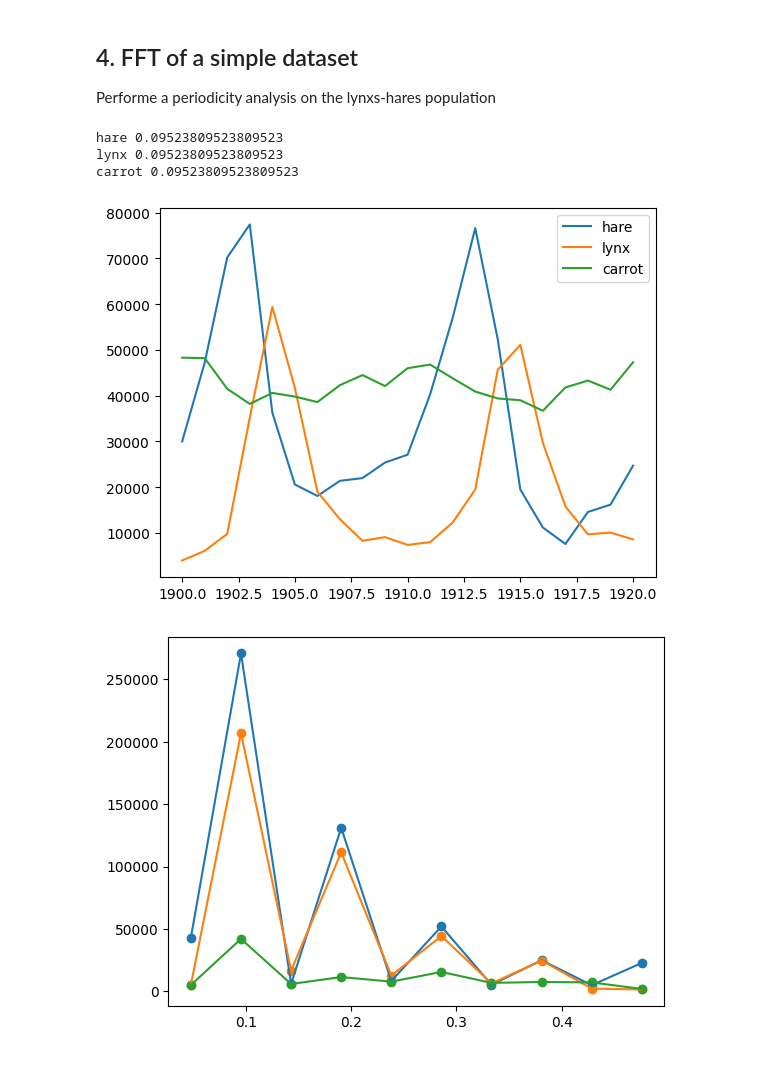
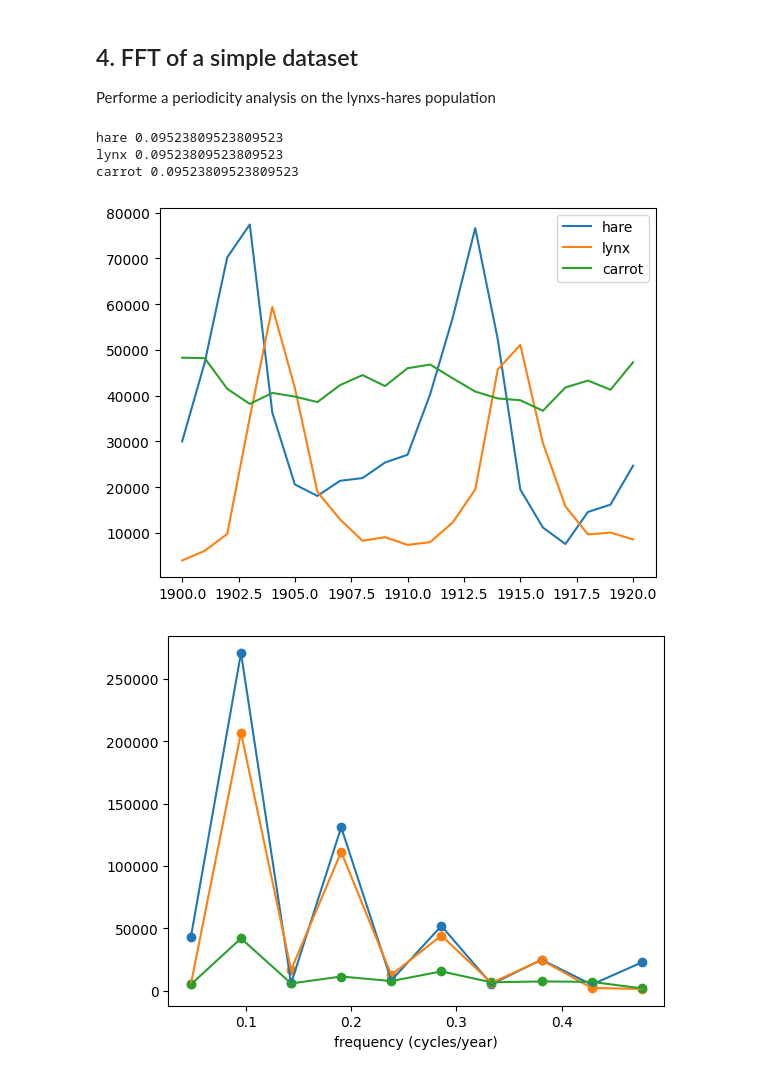
Before and after one commit to miriamzara/LaboratoryOfComputationalPhysics_Y7, a Jupyter notebook: 09_Algorithms/09ex_Algorithms.ipynb, the cells around one changed output. Saved outputs shown, nothing was run; the diff lists cells and outputs as text; code cells hidden in the pictures.

```diff
--- a/09_Algorithms/09ex_Algorithms.ipynb
+++ b/09_Algorithms/09ex_Algorithms.ipynb
@@ -250,34 +250,35 @@ Performe a periodicity analysis on the lynxs-hares population
 # %%
 from scipy import fftpack
 
 data = np.loadtxt("populations.txt", comments = "#", delimiter= "\t")
 species = ["hare", "lynx", "carrot"]
 
 plt.figure()
 
 plt.plot(data[:, 0], data[:, 1:4], label = species)
 plt.legend()
 
 plt.figure()
 time_step = 1 # one year
 for i in range(0,3):
     sig = data[:, i+1]
     sig_fft = fftpack.fft(sig)
     power = np.abs(sig_fft)
     sample_freq = fftpack.fftfreq(sig.size, d=time_step)
     pos_mask = np.where(sample_freq > 0)
     freqs = sample_freq[pos_mask]
     plt.plot(sample_freq[pos_mask], power[pos_mask], label = species[i])
     plt.scatter(sample_freq[pos_mask], power[pos_mask], label = species[i])
+    plt.xlabel(r"frequency (cycles/year)")
     peak_freq = freqs[power[pos_mask].argmax()]
     peak_freq # 0.1 = 1/ (10 years), correct !
     print(species[i], peak_freq)
 # %% [output]
 hare 0.09523809523809523
 lynx 0.09523809523809523
 carrot 0.09523809523809523
 [figure]
-[figure, old version]
+[figure, new version]
 # %% [markdown]
 ## 5\. FFT of an image
 
```
Also changed, not shown: parts of 4 cells of this notebook, 2 other files.
